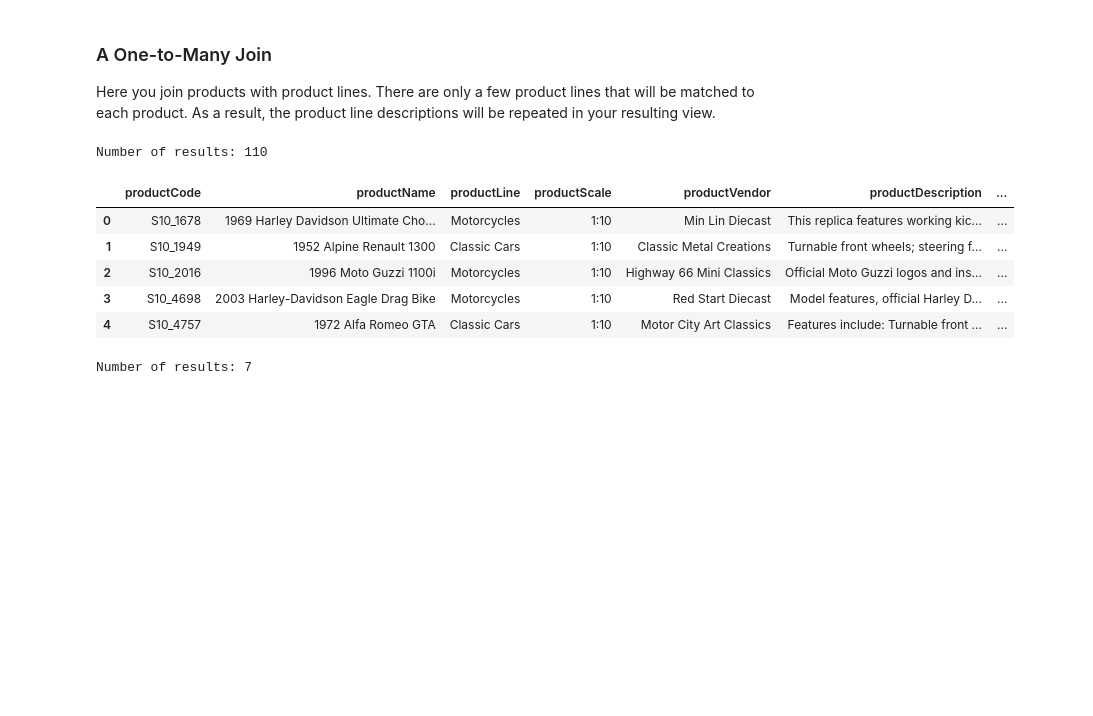
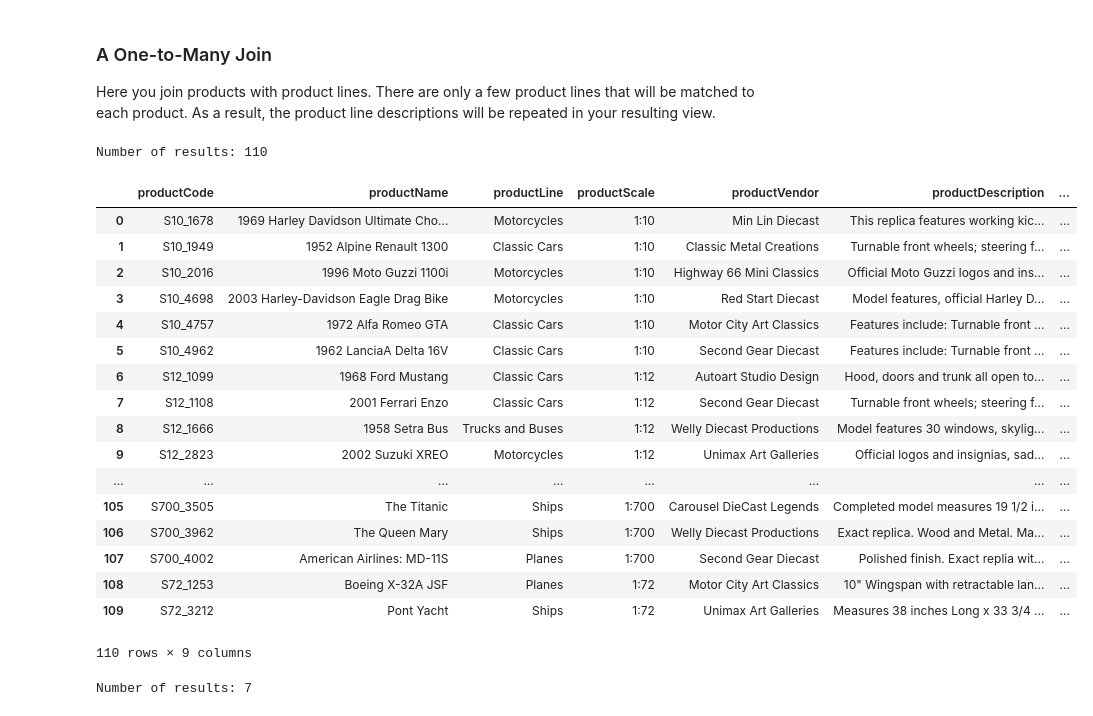
Before and after one commit to hmnathel/dsc-one-to-many-and-many-to-many-joins-nyc-ds-071519, a Jupyter notebook: index.ipynb, the cells around one changed output. Cells and saved outputs as stored; diff of their text form; code cells hidden in the pictures; blank space fills up the shorter version.

```diff
--- a/index.ipynb
+++ b/index.ipynb
@@ -98,17 +98,29 @@ Here you join products with product lines. There are only a few product lines th
 # %%
 cur.execute('select * from products;')
 df = pd.DataFrame(cur.fetchall())
 df.columns = [i[0] for i in cur.description]
 print('Number of results:', len(df))
-df.head()
+df
 # %% [output]
 Number of results: 110
 |  | productCode | productName | productLine | productScale | productVendor | productDescription | ... |
 | 0 | S10_1678 | 1969 Harley Davidson Ultimate Cho... | Motorcycles | 1:10 | Min Lin Diecast | This replica features working kic... | ... |
 | 1 | S10_1949 | 1952 Alpine Renault 1300 | Classic Cars | 1:10 | Classic Metal Creations | Turnable front wheels; steering f... | ... |
 | 2 | S10_2016 | 1996 Moto Guzzi 1100i | Motorcycles | 1:10 | Highway 66 Mini Classics | Official Moto Guzzi logos and ins... | ... |
 | 3 | S10_4698 | 2003 Harley-Davidson Eagle Drag Bike | Motorcycles | 1:10 | Red Start Diecast | Model features, official Harley D... | ... |
 | 4 | S10_4757 | 1972 Alfa Romeo GTA | Classic Cars | 1:10 | Motor City Art Classics | Features include: Turnable front ... | ... |
+| 5 | S10_4962 | 1962 LanciaA Delta 16V | Classic Cars | 1:10 | Second Gear Diecast | Features include: Turnable front ... | ... |
+| 6 | S12_1099 | 1968 Ford Mustang | Classic Cars | 1:12 | Autoart Studio Design | Hood, doors and trunk all open to... | ... |
+| 7 | S12_1108 | 2001 Ferrari Enzo | Classic Cars | 1:12 | Second Gear Diecast | Turnable front wheels; steering f... | ... |
+| 8 | S12_1666 | 1958 Setra Bus | Trucks and Buses | 1:12 | Welly Diecast Productions | Model features 30 windows, skylig... | ... |
+| 9 | S12_2823 | 2002 Suzuki XREO | Motorcycles | 1:12 | Unimax Art Galleries | Official logos and insignias, sad... | ... |
+| ... | ... | ... | ... | ... | ... | ... | ... |
+| 105 | S700_3505 | The Titanic | Ships | 1:700 | Carousel DieCast Legends | Completed model measures 19 1/2 i... | ... |
+| 106 | S700_3962 | The Queen Mary | Ships | 1:700 | Welly Diecast Productions | Exact replica. Wood and Metal. Ma... | ... |
+| 107 | S700_4002 | American Airlines: MD-11S | Planes | 1:700 | Second Gear Diecast | Polished finish. Exact replia wit... | ... |
+| 108 | S72_1253 | Boeing X-32A JSF | Planes | 1:72 | Motor City Art Classics | 10" Wingspan with retractable lan... | ... |
+| 109 | S72_3212 | Pont Yacht | Ships | 1:72 | Unimax Art Galleries | Measures 38 inches Long x 33 3/4 ... | ... |
+110 rows × 9 columns
 # %%
 cur.execute('select * from productlines;')
 df = pd.DataFrame(cur.fetchall())
```
